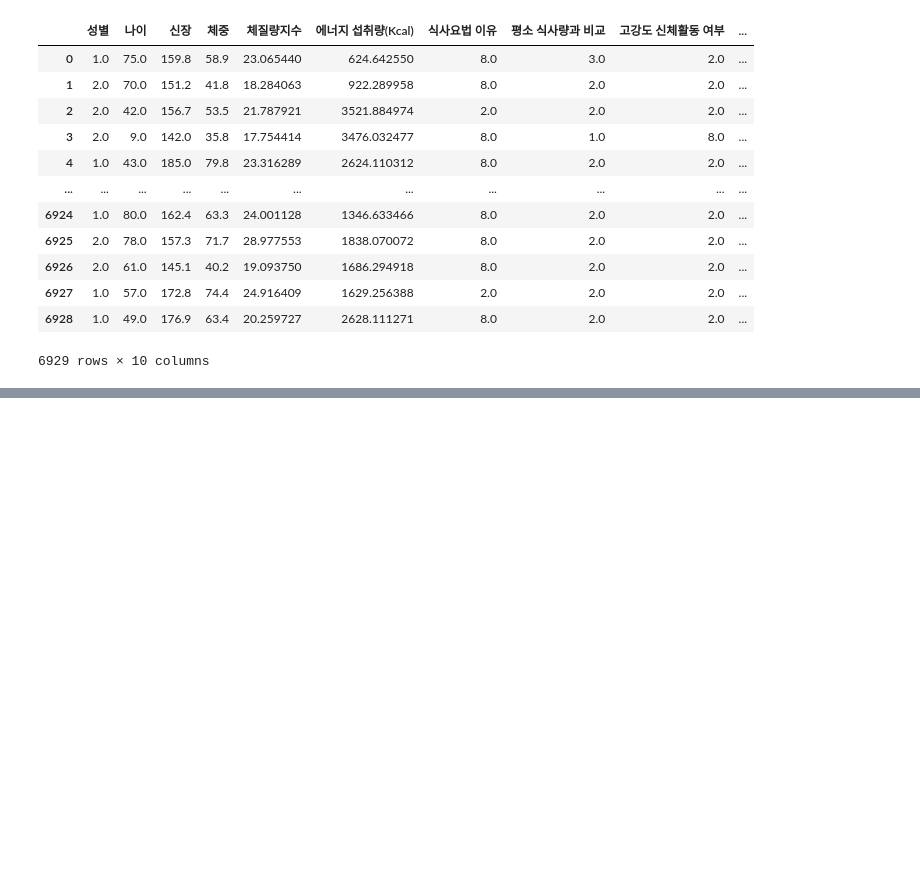
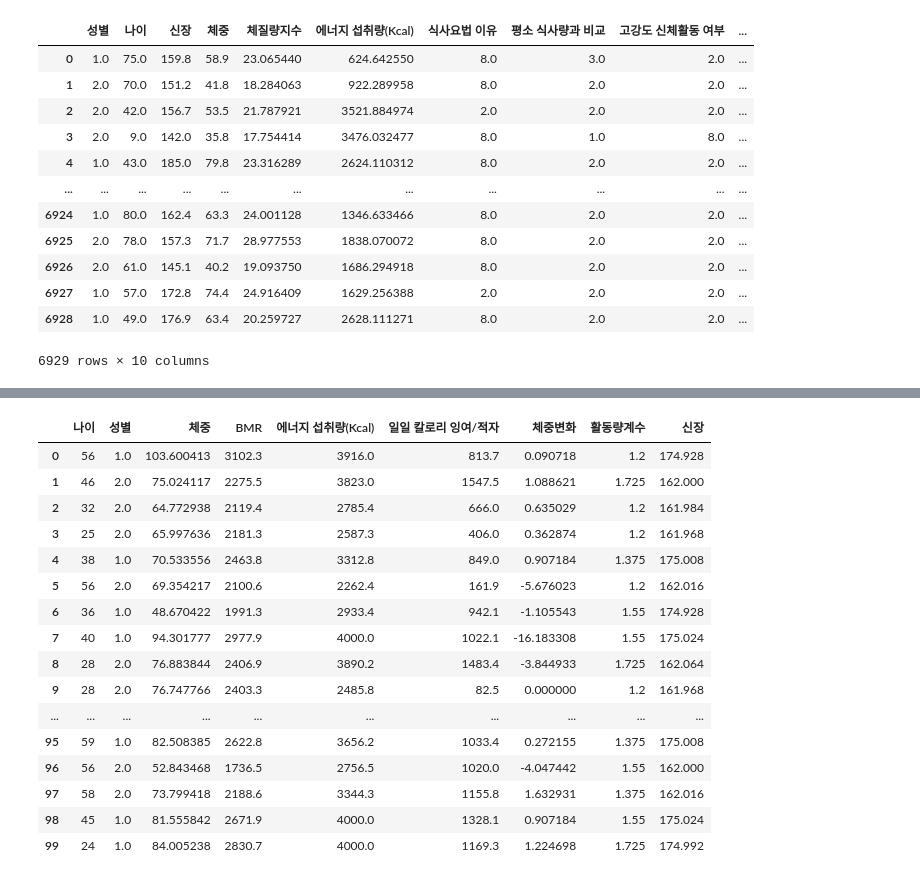
Before and after one commit to ssoom98/personal_project, a Jupyter notebook: python/포트폴리오용 - 학습할 데이터 전처리후 학습.ipynb, the cells around one changed output, grey strips where cells are left out. Saved outputs shown, nothing was run; the diff lists cells and outputs as text; code cells hidden in the pictures; blank space fills up the shorter version.

```diff
--- a/python/포트폴리오용 - 학습할 데이터 전처리후 학습.ipynb
+++ b/python/포트폴리오용 - 학습할 데이터 전처리후 학습.ipynb
@@ -17,0 +241,4 @@ pd.read_csv('../data/korean_data.csv')
+# %%
+weight_change['체중']=weight_change['체중']*0.453592
+# %%
+weight_change['체중변화']=weight_change['체중변화']*0.453592
@@ -17,0 +267,20 @@ pd.read_csv('../data/korean_data.csv')
+# %%
+weight_change
+# %% [output]
+|  | 나이 | 성별 | 체중 | BMR | 에너지 섭취량(Kcal) | 일일 칼로리 잉여/적자 | 체중변화 | 활동량계수 | 신장 |
+| 0 | 56 | 1.0 | 103.600413 | 3102.3 | 3916.0 | 813.7 | 0.090718 | 1.2 | 174.928 |
+| 1 | 46 | 2.0 | 75.024117 | 2275.5 | 3823.0 | 1547.5 | 1.088621 | 1.725 | 162.000 |
+| 2 | 32 | 2.0 | 64.772938 | 2119.4 | 2785.4 | 666.0 | 0.635029 | 1.2 | 161.984 |
+| 3 | 25 | 2.0 | 65.997636 | 2181.3 | 2587.3 | 406.0 | 0.362874 | 1.2 | 161.968 |
+| 4 | 38 | 1.0 | 70.533556 | 2463.8 | 3312.8 | 849.0 | 0.907184 | 1.375 | 175.008 |
+| 5 | 56 | 2.0 | 69.354217 | 2100.6 | 2262.4 | 161.9 | -5.676023 | 1.2 | 162.016 |
+| 6 | 36 | 1.0 | 48.670422 | 1991.3 | 2933.4 | 942.1 | -1.105543 | 1.55 | 174.928 |
+| 7 | 40 | 1.0 | 94.301777 | 2977.9 | 4000.0 | 1022.1 | -16.183308 | 1.55 | 175.024 |
+| 8 | 28 | 2.0 | 76.883844 | 2406.9 | 3890.2 | 1483.4 | -3.844933 | 1.725 | 162.064 |
+| 9 | 28 | 2.0 | 76.747766 | 2403.3 | 2485.8 | 82.5 | 0.000000 | 1.2 | 161.968 |
+| ... | ... | ... | ... | ... | ... | ... | ... | ... | ... |
+| 95 | 59 | 1.0 | 82.508385 | 2622.8 | 3656.2 | 1033.4 | 0.272155 | 1.375 | 175.008 |
+| 96 | 56 | 2.0 | 52.843468 | 1736.5 | 2756.5 | 1020.0 | -4.047442 | 1.55 | 162.000 |
+| 97 | 58 | 2.0 | 73.799418 | 2188.6 | 3344.3 | 1155.8 | 1.632931 | 1.375 | 162.016 |
+| 98 | 45 | 1.0 | 81.555842 | 2671.9 | 4000.0 | 1328.1 | 0.907184 | 1.55 | 175.024 |
+| 99 | 24 | 1.0 | 84.005238 | 2830.7 | 4000.0 | 1169.3 | 1.224698 | 1.725 | 174.992 |
```
Also changed, not shown: parts of 14 cells of this notebook, 1 other file.
